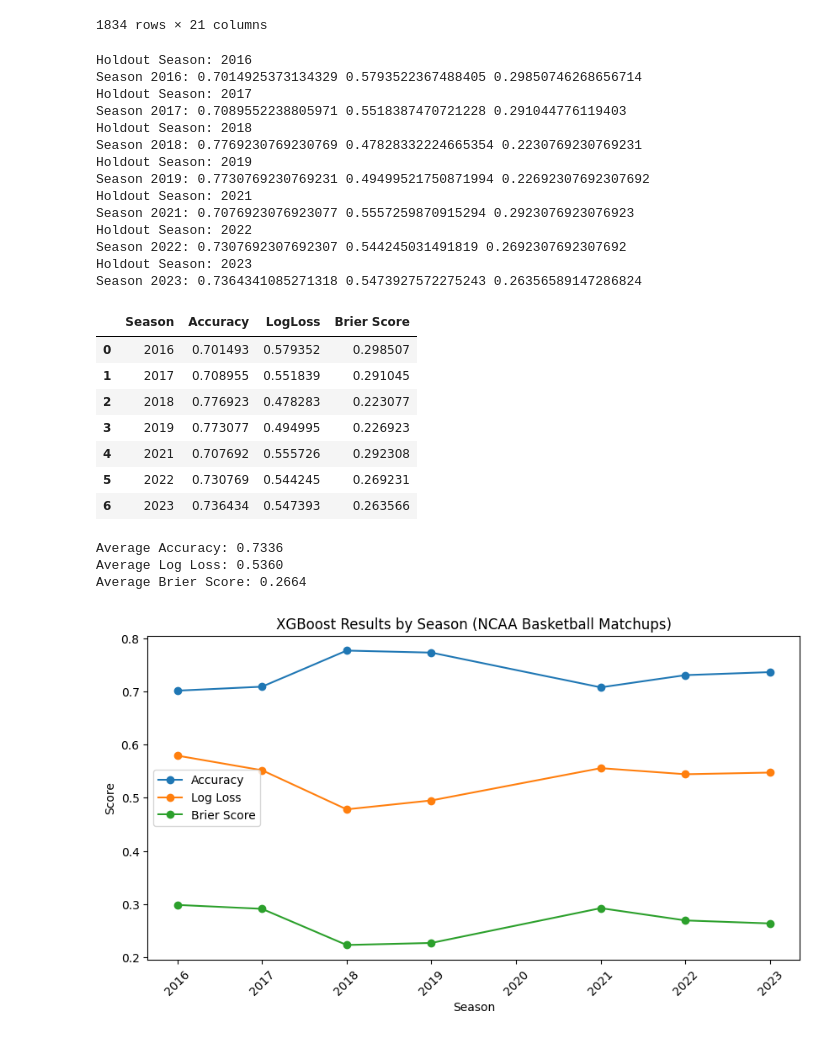
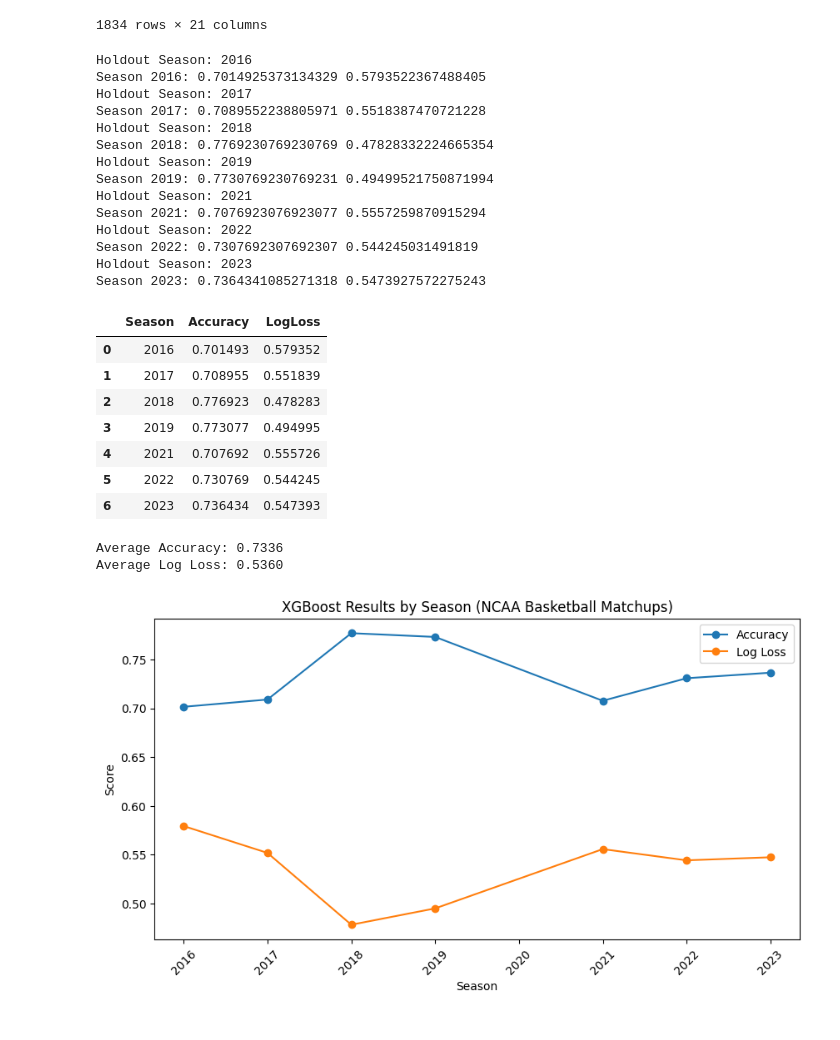
Before and after one commit to jamie07262/INFO-3608-PROJECT, a Jupyter notebook: models/XGBoost_Model.ipynb, the cells around one changed output. Drawn from its saved outputs; the diff is of its cells as text; code cells hidden in the pictures.

```diff
--- a/models/XGBoost_Model.ipynb
+++ b/models/XGBoost_Model.ipynb
@@ -136,63 +120,57 @@ for season_idx, (train_index, test_index) in enumerate(gkf.split(x, y, groups)):
     # Evaluate performance
     accuracy = accuracy_score(y_test, y_pred)
 
-    brier_score = brier_score_loss(y_test, y_pred)
-
     # Store results
     cv_results.append({
         "Season": holdout_season,
         "Accuracy": accuracy,
         "LogLoss": score_ll,
-        "Brier Score": brier_score,
     })
 
     season_idx += 1
-    print(f"Season {holdout_season}: {accuracy} {score_ll} {brier_score}")
+    print(f"Season {holdout_season}: {accuracy} {score_ll}")
 
     models.append(model)
 
 # Display cross-validation results
 df_cv_results = pd.DataFrame(cv_results)
 display(df_cv_results)
 print(f"\nAverage Accuracy: {df_cv_results['Accuracy'].mean():.4f}")
 print(f"Average Log Loss: {df_cv_results['LogLoss'].mean():.4f}")
-print(f"Average Brier Score: {df_cv_results['Brier Score'].mean():.4f}")
 
 # Optional: Plot the results by season
 plt.figure(figsize=(10, 5))
 plt.plot(df_cv_results['Season'], df_cv_results['Accuracy'], marker='o', label='Accuracy')
 plt.plot(df_cv_results['Season'], df_cv_results['LogLoss'], marker='o', label='Log Loss')
-plt.plot(df_cv_results['Season'], df_cv_results['Brier Score'], marker='o', label='Brier Score')
 plt.xlabel("Season")
 plt.ylabel("Score")
 plt.title("XGBoost Results by Season (NCAA Basketball Matchups)")
 plt.legend()
 plt.xticks(rotation=45)
 plt.show()
 # %% [output]
 Holdout Season: 2016
-Season 2016: 0.7014925373134329 0.5793522367488405 0.29850746268656714
+Season 2016: 0.7014925373134329 0.5793522367488405
 Holdout Season: 2017
-Season 2017: 0.7089552238805971 0.5518387470721228 0.291044776119403
+Season 2017: 0.7089552238805971 0.5518387470721228
 Holdout Season: 2018
-Season 2018: 0.7769230769230769 0.47828332224665354 0.2230769230769231
+Season 2018: 0.7769230769230769 0.47828332224665354
 Holdout Season: 2019
-Season 2019: 0.7730769230769231 0.49499521750871994 0.22692307692307692
+Season 2019: 0.7730769230769231 0.49499521750871994
 Holdout Season: 2021
-Season 2021: 0.7076923076923077 0.5557259870915294 0.2923076923076923
+Season 2021: 0.7076923076923077 0.5557259870915294
 Holdout Season: 2022
-Season 2022: 0.7307692307692307 0.544245031491819 0.2692307692307692
+Season 2022: 0.7307692307692307 0.544245031491819
 Holdout Season: 2023
-Season 2023: 0.7364341085271318 0.5473927572275243 0.26356589147286824
+Season 2023: 0.7364341085271318 0.5473927572275243
-|  | Season | Accuracy | LogLoss | Brier Score |
-| 0 | 2016 | 0.701493 | 0.579352 | 0.298507 |
-| 1 | 2017 | 0.708955 | 0.551839 | 0.291045 |
-| 2 | 2018 | 0.776923 | 0.478283 | 0.223077 |
-| 3 | 2019 | 0.773077 | 0.494995 | 0.226923 |
-| 4 | 2021 | 0.707692 | 0.555726 | 0.292308 |
-| 5 | 2022 | 0.730769 | 0.544245 | 0.269231 |
-| 6 | 2023 | 0.736434 | 0.547393 | 0.263566 |
+|  | Season | Accuracy | LogLoss |
+| 0 | 2016 | 0.701493 | 0.579352 |
+| 1 | 2017 | 0.708955 | 0.551839 |
+| 2 | 2018 | 0.776923 | 0.478283 |
+| 3 | 2019 | 0.773077 | 0.494995 |
+| 4 | 2021 | 0.707692 | 0.555726 |
+| 5 | 2022 | 0.730769 | 0.544245 |
+| 6 | 2023 | 0.736434 | 0.547393 |
 Average Accuracy: 0.7336
 Average Log Loss: 0.5360
-Average Brier Score: 0.2664
-[figure, old version]
+[figure, new version]
```
Also changed, not shown: parts of 3 cells of this notebook.
